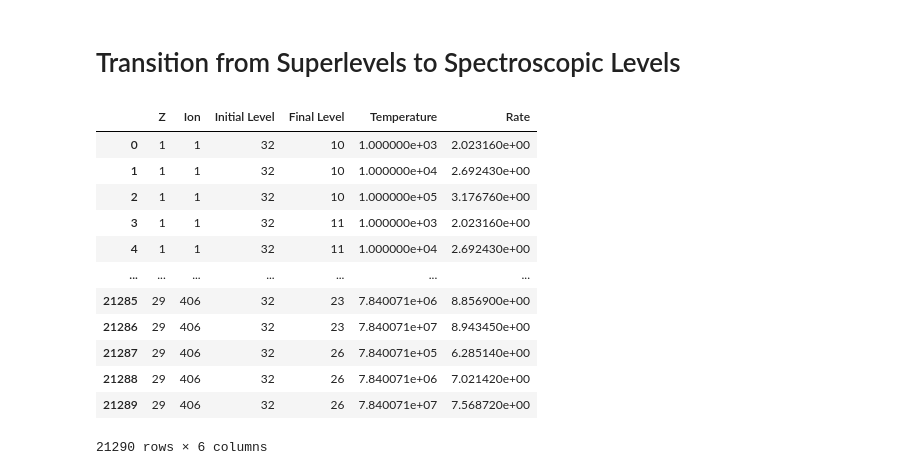
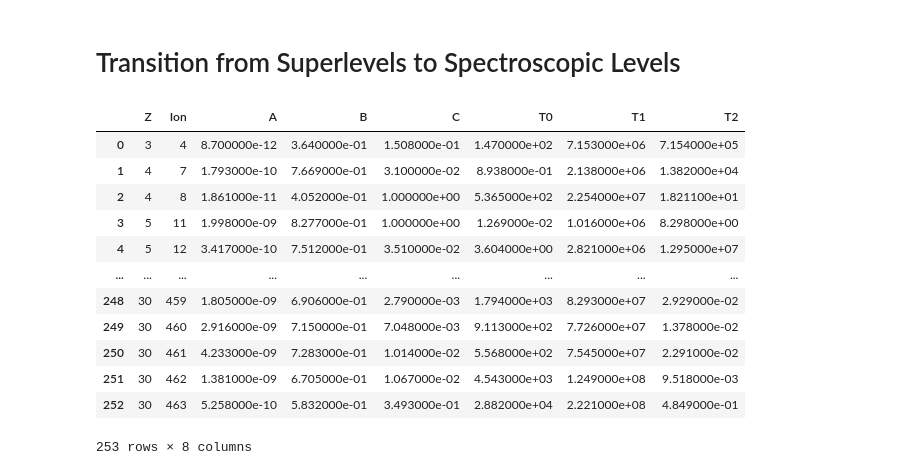
Before and after one commit to AtsushiTanimoto/AtomicDatabase, a Jupyter notebook: code/xstar/xstar.ipynb, the cells around one changed output. Saved outputs shown, nothing was run; the diff lists cells and outputs as text; code cells hidden in the pictures.

```diff
--- a/code/xstar/xstar.ipynb
+++ b/code/xstar/xstar.ipynb
@@ -249,43 +249,43 @@ for n in range(326,352):
     df04.query("Final_Ion=={0:}".format(n)).to_csv("/Users/tanimoto/github/atomicdatabase/database/xstar/Fe/Fe{0:02d}_Recombination.tsv".format(352-n), sep="\t")
 # %% [markdown]
 # Transition from Superlevels to Spectroscopic Levels
-# %%
-Z             = []
-Ion           = []
-Initial_Level = []
-Final_Level   = []
-Temperature   = []
-Rate          = []
-
-for i in range(390628):
-    if Pointer[10*i+1]==71:
-        nd = Integer[Pointer[10*i+8]-1]
-        nt = Integer[Pointer[10*i+8]+0]
-
-        for j in range(nt):
-            Z             += [Integer[Pointer[10*i+8]+3]]
-            Ion           += [Integer[Pointer[10*i+8]+4]]
-            Initial_Level += [Integer[Pointer[10*i+8]+2]]
-            Final_Level   += [Integer[Pointer[10*i+8]+1]]
-            Temperature   += ["{0:.6e}".format(10**Real[Pointer[10*i+7]+nd+j-1])]
-            Rate          += ["{0:.6e}".format(    Real[Pointer[10*i+7]+nd+nt+j-1])]
-
-df05 = DataFrame(data={"Z":Z, "Ion":Ion, "Initial Level":Initial_Level, "Final Level":Final_Level, "Temperature":Temperature, "Rate":Rate})
-df05 = df05.sort_values(["Z", "Ion", "Initial Level"]).reset_index().drop(columns="index")
-df05
-# %% [output]
-|  | Z | Ion | Initial Level | Final Level | Temperature | Rate |
-| 0 | 1 | 1 | 32 | 10 | 1.000000e+03 | 2.023160e+00 |
-| 1 | 1 | 1 | 32 | 10 | 1.000000e+04 | 2.692430e+00 |
-| 2 | 1 | 1 | 32 | 10 | 1.000000e+05 | 3.176760e+00 |
-| 3 | 1 | 1 | 32 | 11 | 1.000000e+03 | 2.023160e+00 |
-| 4 | 1 | 1 | 32 | 11 | 1.000000e+04 | 2.692430e+00 |
-| ... | ... | ... | ... | ... | ... | ... |
-| 21285 | 29 | 406 | 32 | 23 | 7.840071e+06 | 8.856900e+00 |
-| 21286 | 29 | 406 | 32 | 23 | 7.840071e+07 | 8.943450e+00 |
-| 21287 | 29 | 406 | 32 | 26 | 7.840071e+05 | 6.285140e+00 |
-| 21288 | 29 | 406 | 32 | 26 | 7.840071e+06 | 7.021420e+00 |
-| 21289 | 29 | 406 | 32 | 26 | 7.840071e+07 | 7.568720e+00 |
-21290 rows × 6 columns
+# %%
+A   = []
+B   = []
+C   = []
+Ion = []
+T0  = []
+T1  = []
+T2  = []
+Z   = []
+
+for n in range(390628):
+    if Pointer[10*n+1]==38:
+        Z   += [Integer[Pointer[10*n+8]-1]]
+        Ion += [Integer[Pointer[10*n+8]+3]]
+        A   += ["{0:.6e}".format(Real[Pointer[10*n+7]-1])]
+        B   += ["{0:.6e}".format(Real[Pointer[10*n+7]+0])]
+        C   += ["{0:.6e}".format(Real[Pointer[10*n+7]+3])]
+        T0  += ["{0:.6e}".format(Real[Pointer[10*n+7]+1])]
+        T1  += ["{0:.6e}".format(Real[Pointer[10*n+7]+2])]
+        T2  += ["{0:.6e}".format(Real[Pointer[10*n+7]+4])]
+
+
+df05 = DataFrame(data={"Z":Z, "Ion":Ion, "A":A, "B":B, "C":C, "T0":T0, "T1":T1, "T2":T2})
+df05
+# %% [output]
+|  | Z | Ion | A | B | C | T0 | T1 | T2 |
+| 0 | 3 | 4 | 8.700000e-12 | 3.640000e-01 | 1.508000e-01 | 1.470000e+02 | 7.153000e+06 | 7.154000e+05 |
+| 1 | 4 | 7 | 1.793000e-10 | 7.669000e-01 | 3.100000e-02 | 8.938000e-01 | 2.138000e+06 | 1.382000e+04 |
+| 2 | 4 | 8 | 1.861000e-11 | 4.052000e-01 | 1.000000e+00 | 5.365000e+02 | 2.254000e+07 | 1.821100e+01 |
+| 3 | 5 | 11 | 1.998000e-09 | 8.277000e-01 | 1.000000e+00 | 1.269000e-02 | 1.016000e+06 | 8.298000e+00 |
+| 4 | 5 | 12 | 3.417000e-10 | 7.512000e-01 | 3.510000e-02 | 3.604000e+00 | 2.821000e+06 | 1.295000e+07 |
+| ... | ... | ... | ... | ... | ... | ... | ... | ... |
+| 248 | 30 | 459 | 1.805000e-09 | 6.906000e-01 | 2.790000e-03 | 1.794000e+03 | 8.293000e+07 | 2.929000e-02 |
+| 249 | 30 | 460 | 2.916000e-09 | 7.150000e-01 | 7.048000e-03 | 9.113000e+02 | 7.726000e+07 | 1.378000e-02 |
+| 250 | 30 | 461 | 4.233000e-09 | 7.283000e-01 | 1.014000e-02 | 5.568000e+02 | 7.545000e+07 | 2.291000e-02 |
+| 251 | 30 | 462 | 1.381000e-09 | 6.705000e-01 | 1.067000e-02 | 4.543000e+03 | 1.249000e+08 | 9.518000e-03 |
+| 252 | 30 | 463 | 5.258000e-10 | 5.832000e-01 | 3.493000e-01 | 2.882000e+04 | 2.221000e+08 | 4.849000e-01 |
+253 rows × 8 columns
 # %%
 for n in range(92,106):
```
Also changed, not shown: parts of 3 cells of this notebook, 40 other files.
